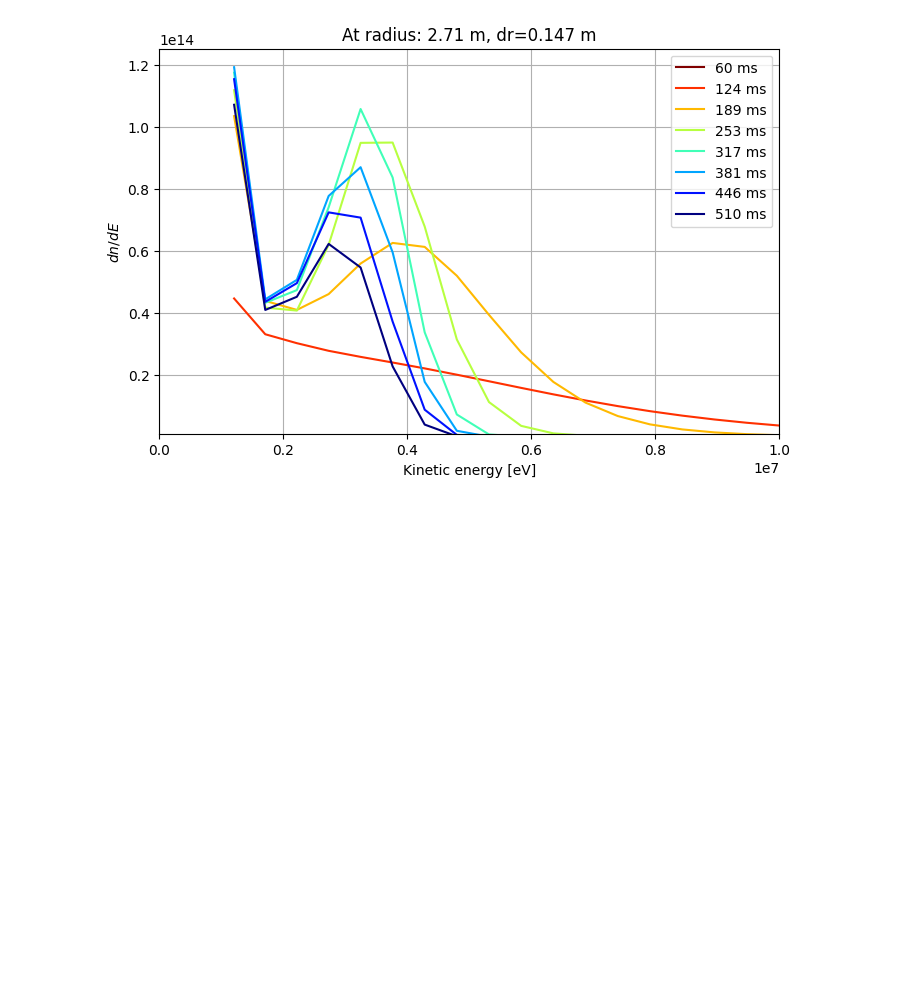
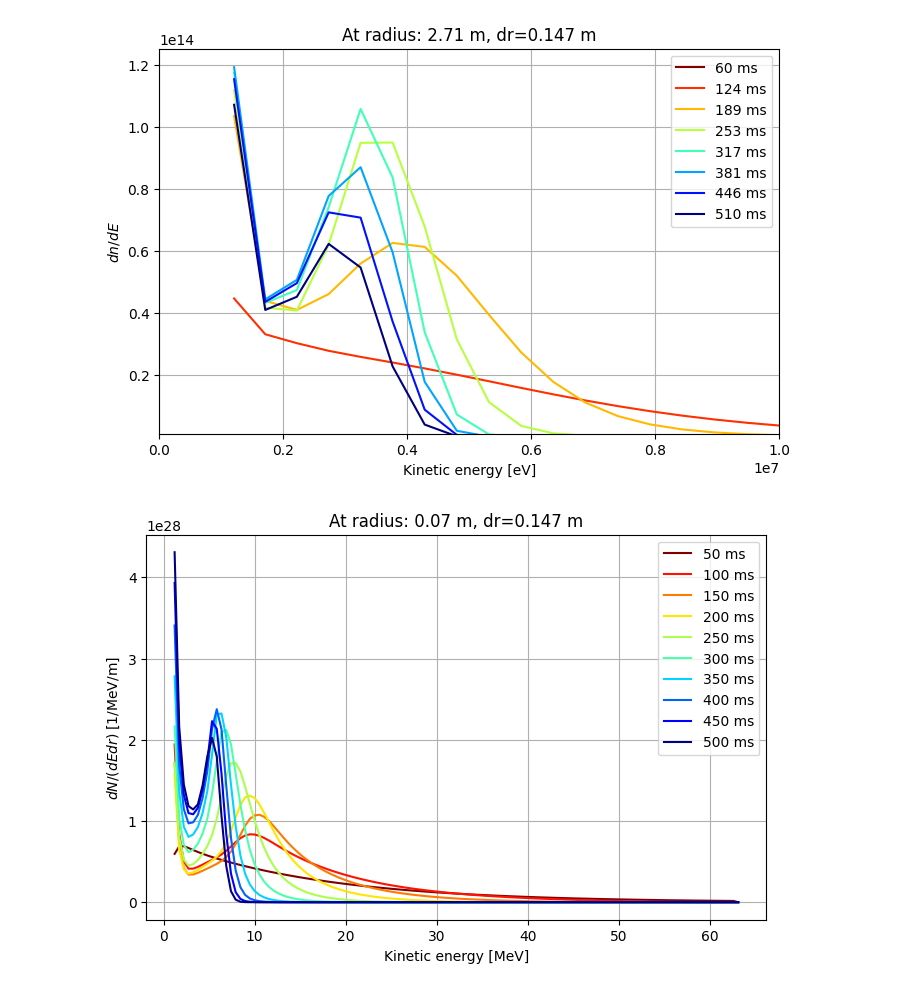
Before and after one commit to leferi99/CDO-plotting, a Jupyter notebook: h5_for_distribution.ipynb, the cells around one changed output. Cells and saved outputs as stored; diff of their text form; code cells hidden in the pictures; blank space fills up the shorter version.

Commit message:
finalized the energy distribution

```diff
--- a/h5_for_distribution.ipynb
+++ b/h5_for_distribution.ipynb
@@ -280,3 +284,32 @@ hf.close()
 [figure]
 # %%
 hf.close()
+# %%
+indices = calculate_indices(concat.timegrid_ms, 50, 50)[:-1]
+ccolors = plt.cm.jet(np.linspace(1, 0, len(indices)))
+
+xdata = (concat.re_energygrid_eV - 510998.95) / 1e6
+ydata = concat.dnOverdrdE
+fig = plt.figure(figsize=(8, 5))
+plt.subplot(1, 1, 1)  # rows, columns, index
+j = 0
+cell = 0
+for i in indices:
+    plt.plot(xdata, ydata[i, cell, :], label='{0:.0f}'.format(np.round(concat.timegrid_ms[i], 0))+" ms",
+                color=ccolors[j])
+    j += 1
+
+plt.ylabel(r'$dN/(dEdr) \;\rm[1/MeV/m]$')
+plt.xlabel(r'Kinetic energy [MeV]')
+plt.title(r'At radius: ' + '{0:.2f}'.format(concat.radialgrid[cell]) + " m, dr="
+            + '{0:.3f}'.format(concat.dr[cell]) + " m")
+plt.tick_params('x', labelbottom=True)
+
+
+
+#plt.yscale("log")
+plt.legend()
+plt.grid()
+plt.show()
+# %% [output]
+[figure, added]
```
Also changed, not shown: parts of 10 cells of this notebook, 1 other file.
